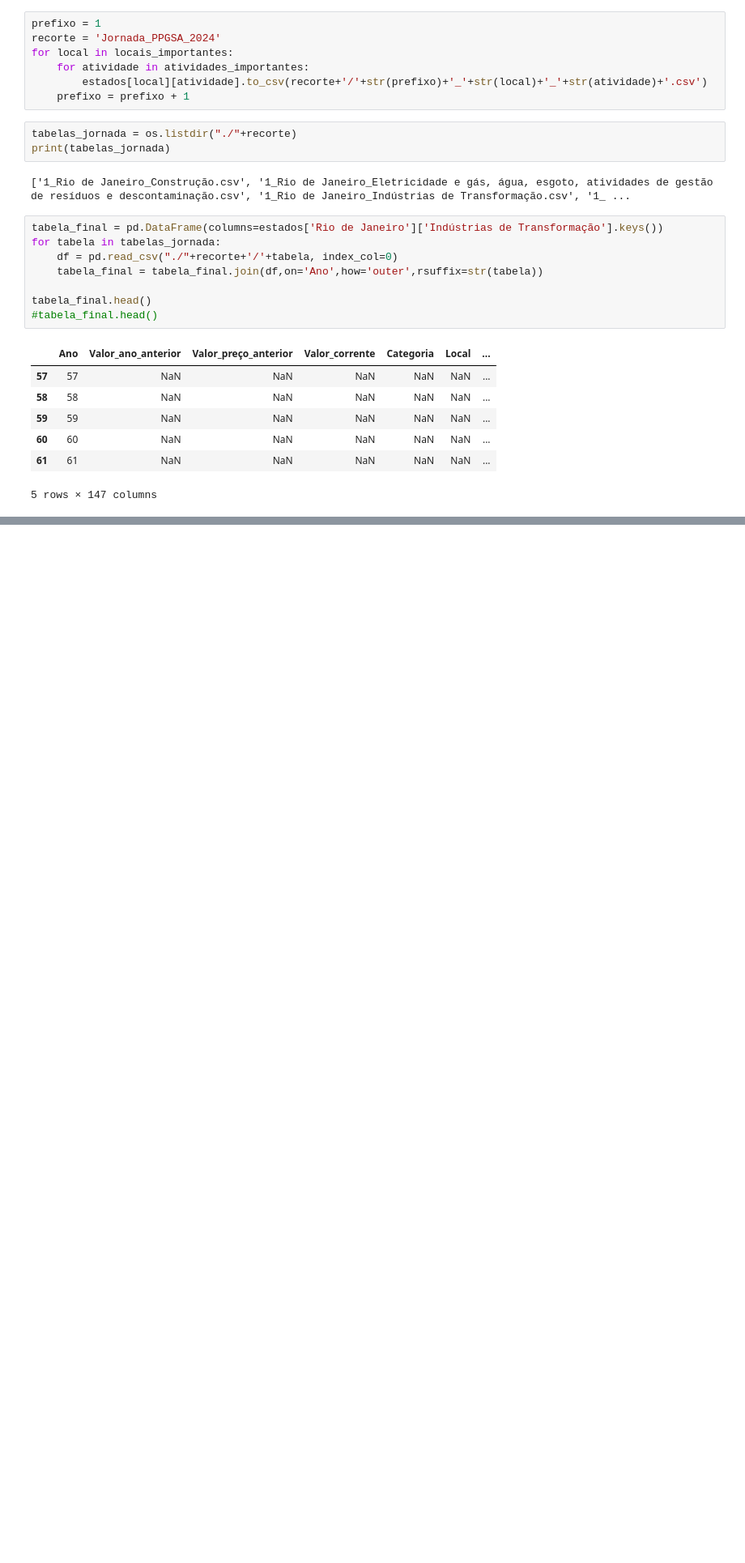
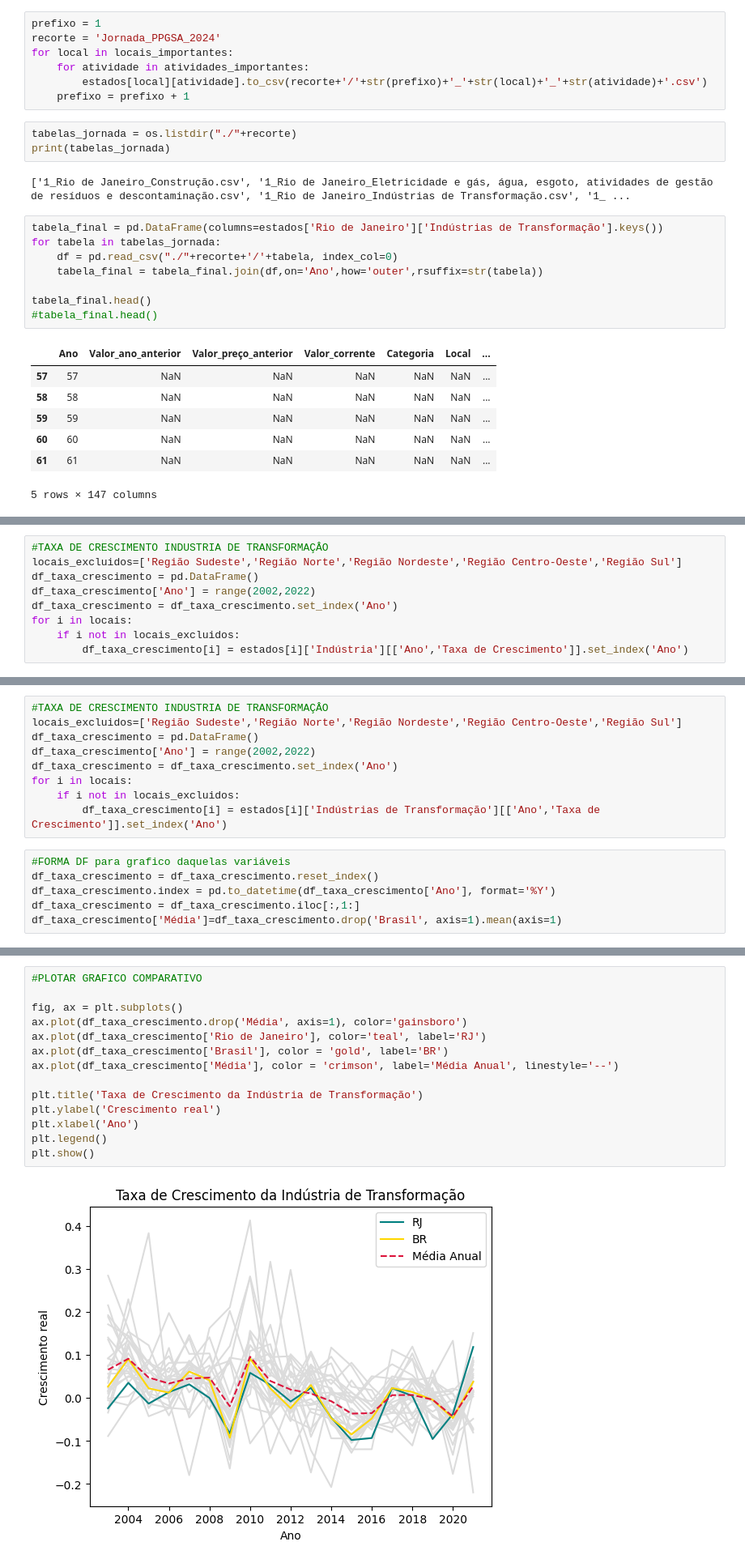
Before and after one commit to leoaucar/tratamento_contas_regionais, a Jupyter notebook: extracao_categorias.ipynb, the cells around one changed output, grey strips where cells are left out. Shown at 81% size. Saved outputs shown, nothing was run; the diff lists cells and outputs as text; blank space fills up the shorter version.

```diff
--- a/extracao_categorias.ipynb
+++ b/extracao_categorias.ipynb
@@ -151,0 +224,9 @@ tabela_final.head()
+# %%
+#TAXA DE CRESCIMENTO INDUSTRIA DE TRANSFORMAÇÂO
+locais_excluidos=['Região Sudeste','Região Norte','Região Nordeste','Região Centro-Oeste','Região Sul']
+df_taxa_crescimento = pd.DataFrame()
+df_taxa_crescimento['Ano'] = range(2002,2022)
+df_taxa_crescimento = df_taxa_crescimento.set_index('Ano')
+for i in locais:
+    if i not in locais_excluidos:
+        df_taxa_crescimento[i] = estados[i]['Indústria'][['Ano','Taxa de Crescimento']].set_index('Ano')
@@ -151,0 +292,15 @@ tabela_final.head()
+# %%
+#TAXA DE CRESCIMENTO INDUSTRIA DE TRANSFORMAÇÂO
+locais_excluidos=['Região Sudeste','Região Norte','Região Nordeste','Região Centro-Oeste','Região Sul']
+df_taxa_crescimento = pd.DataFrame()
+df_taxa_crescimento['Ano'] = range(2002,2022)
+df_taxa_crescimento = df_taxa_crescimento.set_index('Ano')
+for i in locais:
+    if i not in locais_excluidos:
+        df_taxa_crescimento[i] = estados[i]['Indústrias de Transformação'][['Ano','Taxa de Crescimento']].set_index('Ano')
+# %%
+#FORMA DF para grafico daquelas variáveis
+df_taxa_crescimento = df_taxa_crescimento.reset_index()
+df_taxa_crescimento.index = pd.to_datetime(df_taxa_crescimento['Ano'], format='%Y')
+df_taxa_crescimento = df_taxa_crescimento.iloc[:,1:]
+df_taxa_crescimento['Média']=df_taxa_crescimento.drop('Brasil', axis=1).mean(axis=1)
@@ -151,0 +318,16 @@ tabela_final.head()
+# %%
+#PLOTAR GRAFICO COMPARATIVO
+
+fig, ax = plt.subplots()
+ax.plot(df_taxa_crescimento.drop('Média', axis=1), color='gainsboro')
+ax.plot(df_taxa_crescimento['Rio de Janeiro'], color='teal', label='RJ')
+ax.plot(df_taxa_crescimento['Brasil'], color = 'gold', label='BR')
+ax.plot(df_taxa_crescimento['Média'], color = 'crimson', label='Média Anual', linestyle='--')
+
+plt.title('Taxa de Crescimento da Indústria de Transformação')
+plt.ylabel('Crescimento real')
+plt.xlabel('Ano')
+plt.legend()
+plt.show()
+# %% [output]
+[figure, added]
```
Also changed, not shown: parts of 42 cells of this notebook, 35 other files.
